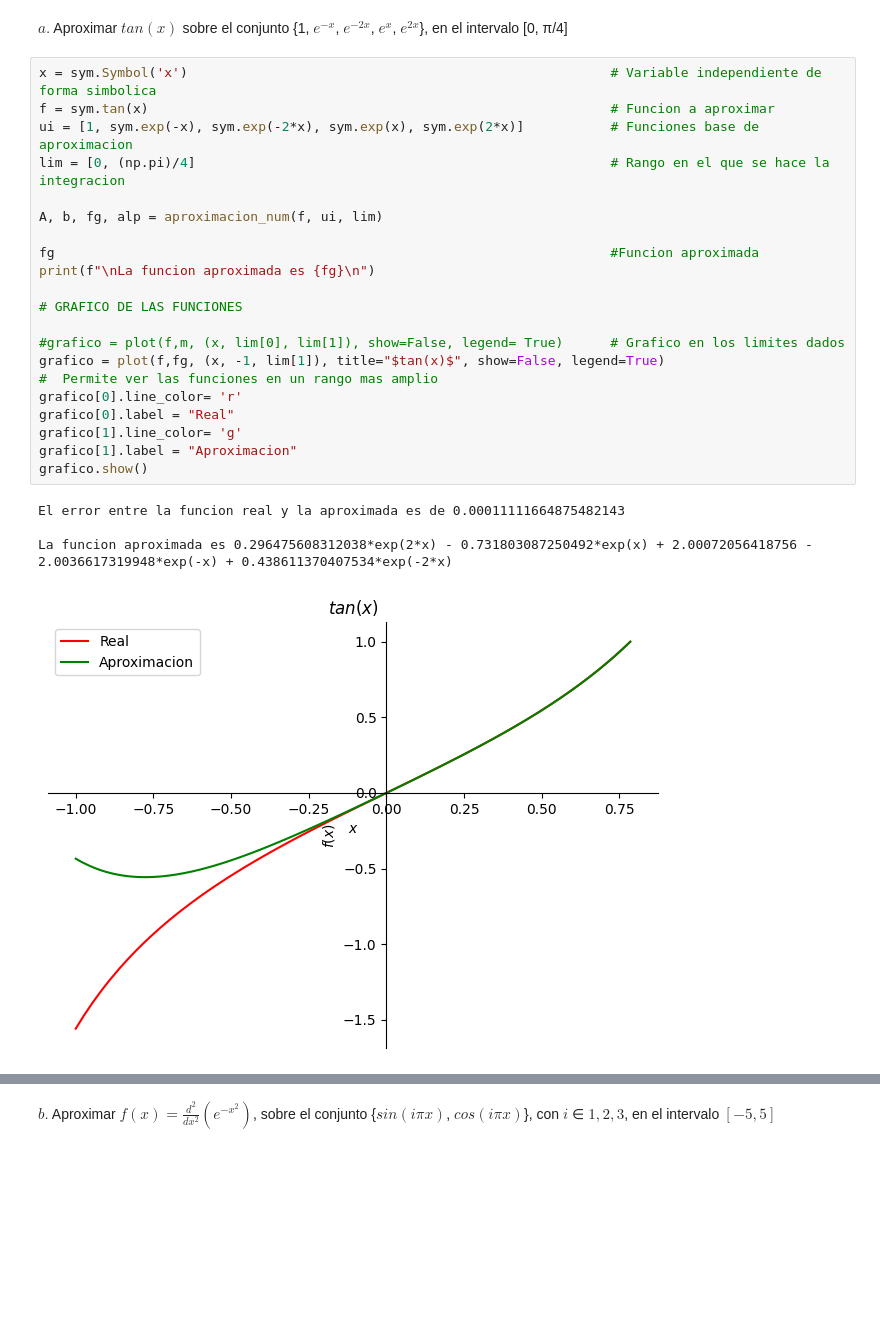
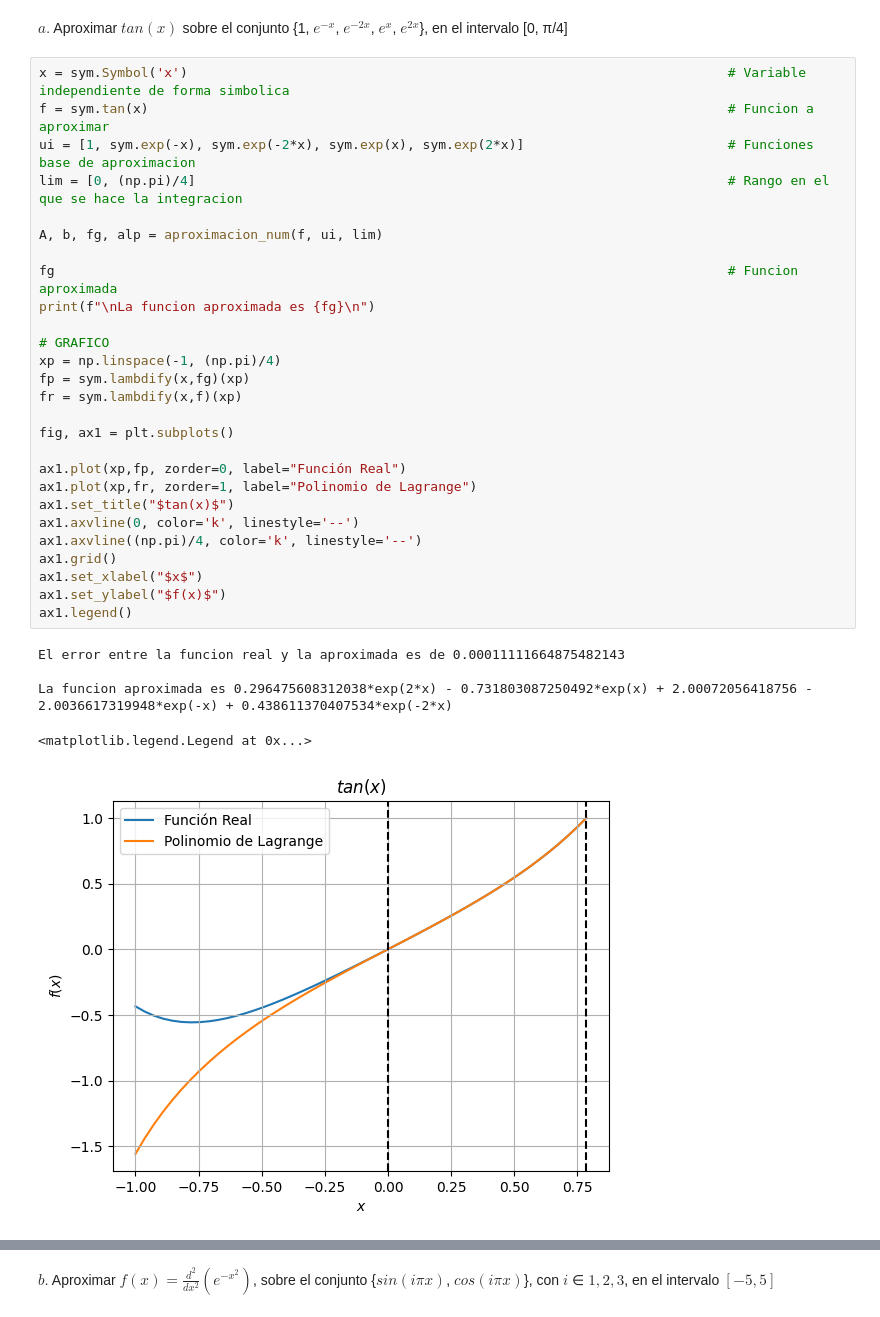
Before and after one commit to JulianSoZa/MiniProjects_NumericMethods, a Jupyter notebook: MiniProject1_GP1/exrcise1.ipynb, the cells around one changed output, grey strips where cells are left out. Saved outputs shown, nothing was run; the diff lists cells and outputs as text; blank space fills up the shorter version.

```diff
--- a/MiniProject1_GP1/exrcise1.ipynb
+++ b/MiniProject1_GP1/exrcise1.ipynb
@@ -62,27 +63,35 @@ def aproximacion_num(f, ui, lim):
 # %% [markdown]
 $a.$ Aproximar $tan(x)$ sobre el conjunto {1, $e^{−x}$, $e^{−2x}$, $e^{x}$, $e^{2x}$}, en el intervalo [0, π/4]
 # %%
-x = sym.Symbol('x')                                                      # Variable independiente de forma simbolica
-f = sym.tan(x)                                                           # Funcion a aproximar
-ui = [1, sym.exp(-x), sym.exp(-2*x), sym.exp(x), sym.exp(2*x)]           # Funciones base de aproximacion
-lim = [0, (np.pi)/4]                                                     # Rango en el que se hace la integracion
+x = sym.Symbol('x')                                                                     # Variable independiente de forma simbolica
+f = sym.tan(x)                                                                          # Funcion a aproximar
+ui = [1, sym.exp(-x), sym.exp(-2*x), sym.exp(x), sym.exp(2*x)]                          # Funciones base de aproximacion
+lim = [0, (np.pi)/4]                                                                    # Rango en el que se hace la integracion
 
 A, b, fg, alp = aproximacion_num(f, ui, lim)
 
-fg                                                                       #Funcion aproximada
+fg                                                                                      # Funcion aproximada
 print(f"\nLa funcion aproximada es {fg}\n")
 
-# GRAFICO DE LAS FUNCIONES
+# GRAFICO
+xp = np.linspace(-1, (np.pi)/4)
+fp = sym.lambdify(x,fg)(xp)
+fr = sym.lambdify(x,f)(xp)
 
-#grafico = plot(f,m, (x, lim[0], lim[1]), show=False, legend= True)      # Grafico en los limites dados
-grafico = plot(f,fg, (x, -1, lim[1]), title="$tan(x)$", show=False, legend=True)                         #  Permite ver las funciones en un rango mas amplio
-grafico[0].line_color= 'r'
-grafico[0].label = "Real"
-grafico[1].line_color= 'g'
-grafico[1].label = "Aproximacion"
-grafico.show()
+fig, ax1 = plt.subplots()
+
+ax1.plot(xp,fp, zorder=0, label="Función Real")
+ax1.plot(xp,fr, zorder=1, label="Polinomio de Lagrange")
+ax1.set_title("$tan(x)$")
+ax1.axvline(0, color='k', linestyle='--')
+ax1.axvline((np.pi)/4, color='k', linestyle='--')
+ax1.grid()
+ax1.set_xlabel("$x$")
+ax1.set_ylabel("$f(x)$")
+ax1.legend()
 # %% [output]
 El error entre la funcion real y la aproximada es de 0.00011111664875482143
 
 La funcion aproximada es 0.296475608312038*exp(2*x) - 0.731803087250492*exp(x) + 2.00072056418756 - 2.0036617319948*exp(-x) + 0.438611370407534*exp(-2*x)
+<matplotlib.legend.Legend at 0x...>
-[figure, old version]
+[figure, new version]
```
Also changed, not shown: parts of 6 cells of this notebook.
